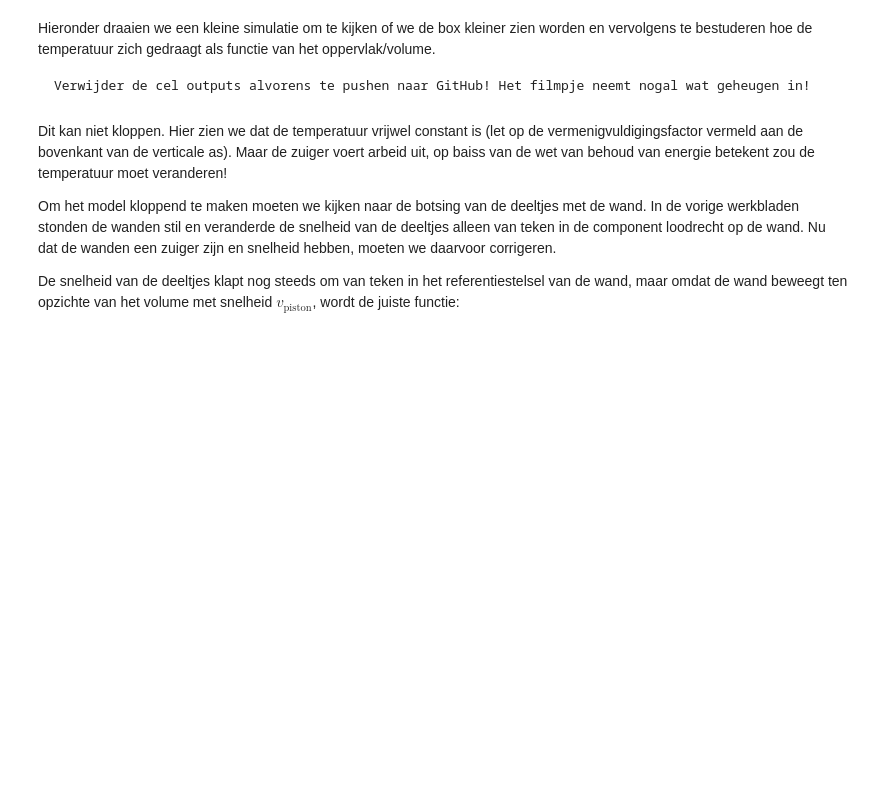
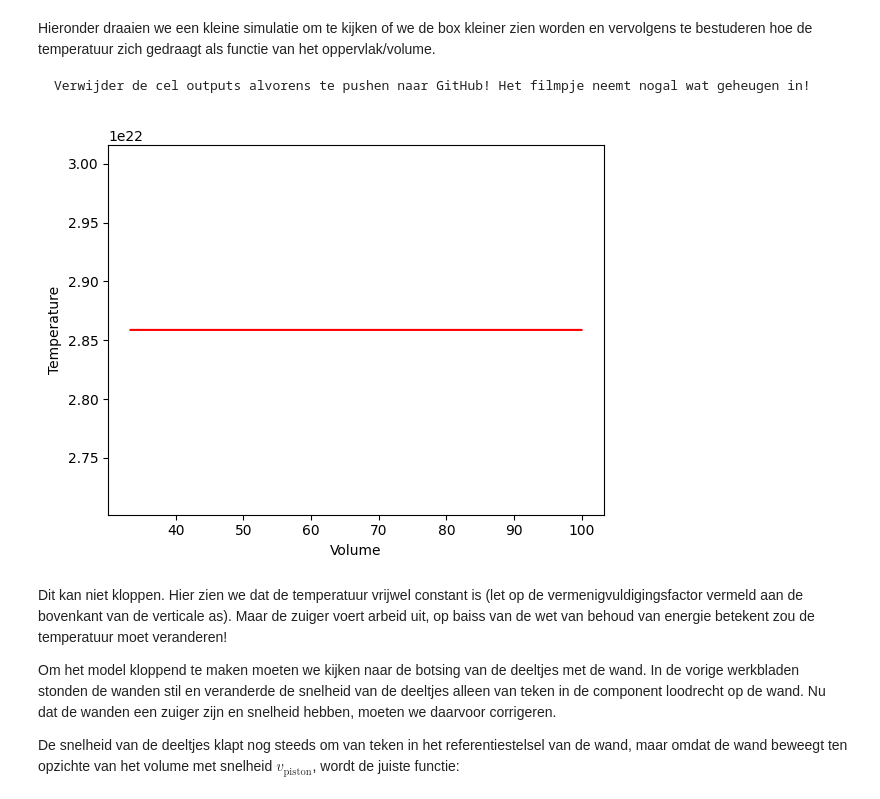
Before and after one commit to BNR33/001TASH, a Jupyter notebook: Content/PySim/7_arbeid.ipynb, the cells around one changed output. Saved outputs shown, nothing was run; the diff lists cells and outputs as text; code cells hidden in the pictures; blank space fills up the shorter version.

```diff
--- a/Content/PySim/7_arbeid.ipynb
+++ b/Content/PySim/7_arbeid.ipynb
@@ -153,9 +153,9 @@ def create_particles(particles):
         y = np.random.uniform(-box_height/2 + RADIUS, box_height/2 - RADIUS)
         particles.append(ParticleClass(m=1.0, v=[vx, vy], r=[x, y], R=RADIUS))
 
-def temperature(particles) -> float:
+def temperature(self) -> float:
     temp = 0.0
-    temp = (particles.kin_energy) /(1.380649e-23 )
+    temp = (self.kin_energy) /(1.380649e-23 )
     return temp
 
 
@@ -262,28 +264,30 @@ HTML(ani.to_jshtml())
 # %%
 # we kiezen het aantal datapunten zodat het volume tot 1/3 van het begin volume reduceert
 num_steps = round(2/3 * BOX_SIZE_0 / (2 * -V_PISTON_0 * DT))
 
 particles = []
 volumes = np.zeros(num_steps, dtype=float)
 temperatures = np.zeros(num_steps, dtype=float)
 
 box_length = BOX_SIZE_0         # zetten zuiger terug
 v_piston = V_PISTON_0
 create_particles(particles)     # resetten deeltjes
 
 for i in range(num_steps):
     take_time_step(particles)
     volumes[i] = box_length * box_height
-    temperatures[i] = temperature(particles)
+    temperatures[i] = temperature(p)
 
 temperatures = np.asarray(temperatures)
 
 plt.figure()
 plt.xlabel('Volume')
 plt.ylabel('Temperature')
 
 plt.plot(volumes, temperatures, '-r')
 plt.show()
+# %% [output]
+[figure, added]
 # %% [markdown]
 Dit kan niet kloppen. Hier zien we dat de temperatuur vrijwel constant is (let op de vermenigvuldigingsfactor vermeld aan de bovenkant van de verticale as). Maar de zuiger voert arbeid uit, op baiss van de wet van behoud van energie betekent zou de temperatuur moet veranderen!
 
```
Also changed, not shown: parts of 2 cells of this notebook.
